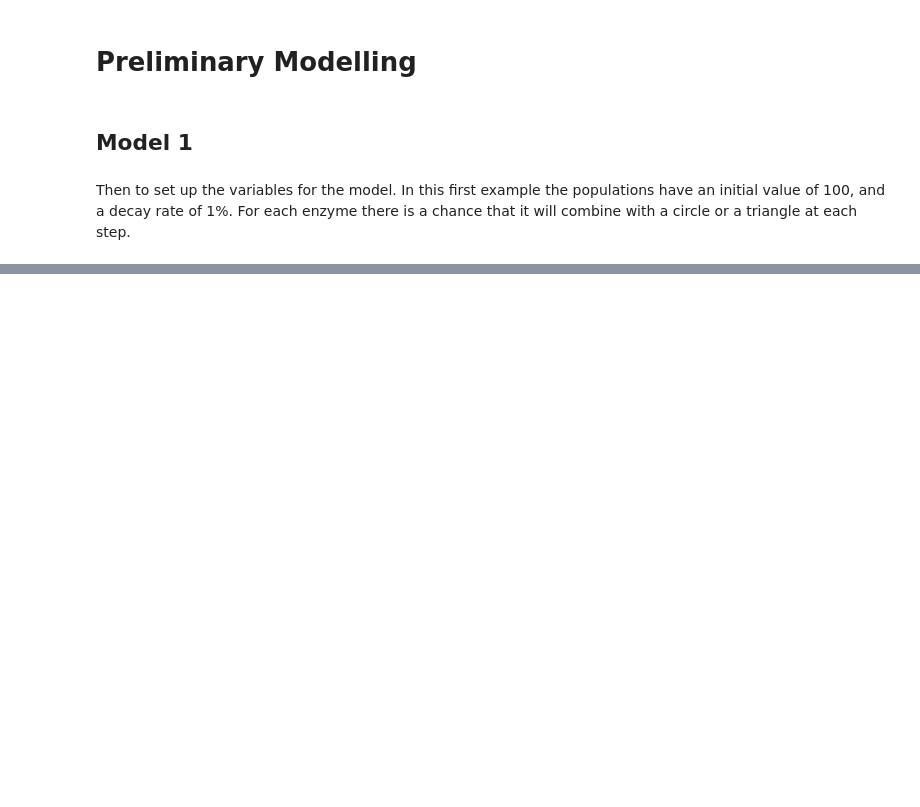
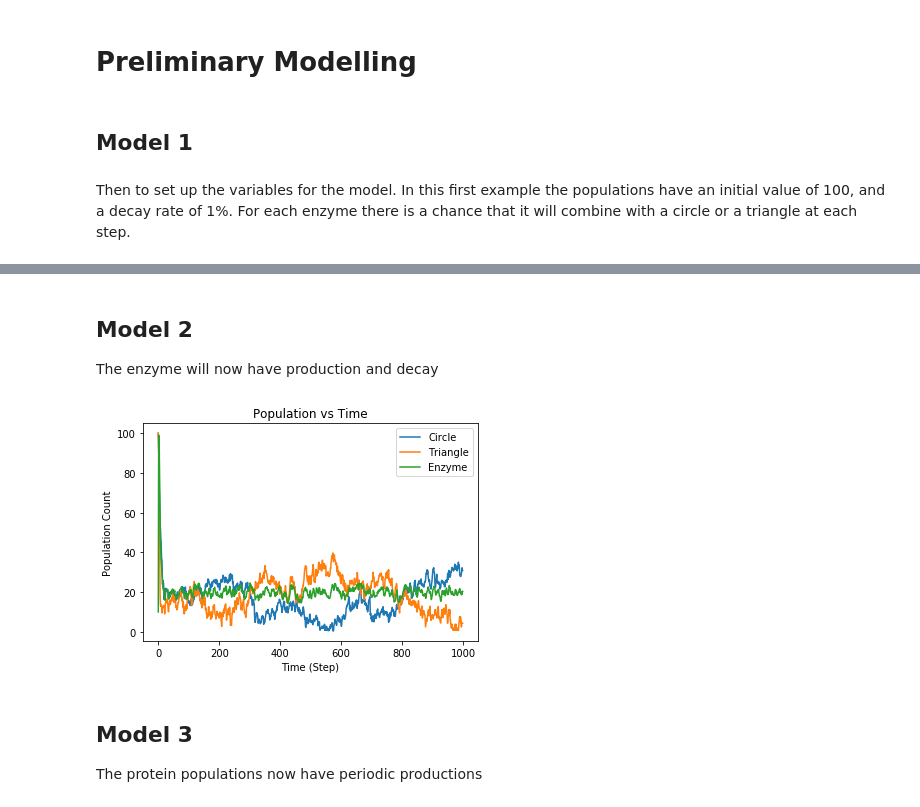
Before and after one commit to kochie/MTH3310_GroupProject, a Jupyter notebook: Preliminary Modelling.ipynb, the cells around one changed output, grey strips where cells are left out. Drawn from its saved outputs; the diff is of its cells as text; code cells hidden in the pictures; blank space fills up the shorter version.

Commit message:
Added the extra models

```diff
--- a/Preliminary Modelling.ipynb
+++ b/Preliminary Modelling.ipynb
@@ -57,0 +59,4 @@ plt.show()
+# %% [markdown]
+## Model 2
+
+The enzyme will now have production and decay
@@ -57,0 +105,15 @@ plt.show()
+# %%
+plt.plot(np.arange(0, number_of_steps), circle_population)
+plt.plot(np.arange(0, number_of_steps), triangle_population)
+plt.plot(np.arange(0, number_of_steps), enzyme_population)
+plt.title("Population vs Time")
+plt.legend(["Circle", "Triangle", "Enzyme"])
+plt.xlabel("Time (Step)")
+plt.ylabel("Population Count")
+plt.show()
+# %% [output]
+[figure, added]
+# %% [markdown]
+## Model 3
+
+The protein populations now have periodic productions
```
Also changed, not shown: parts of 6 cells of this notebook.
